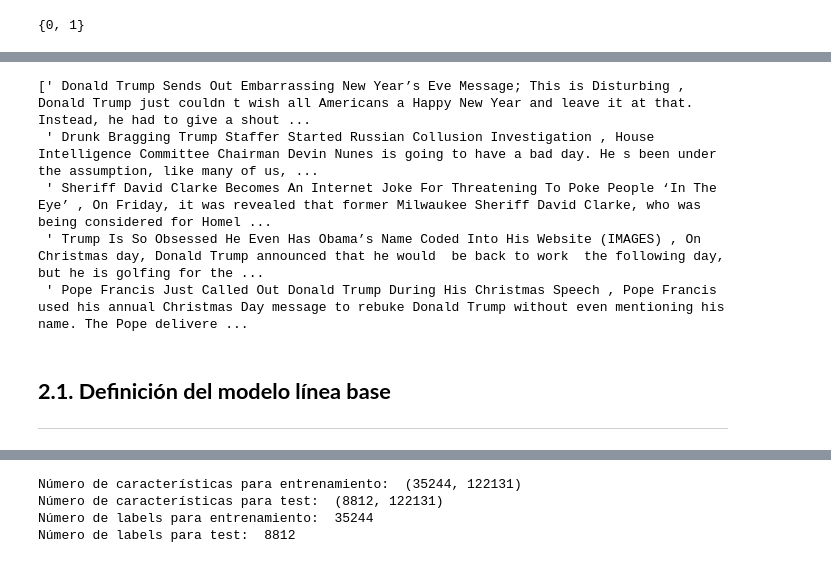
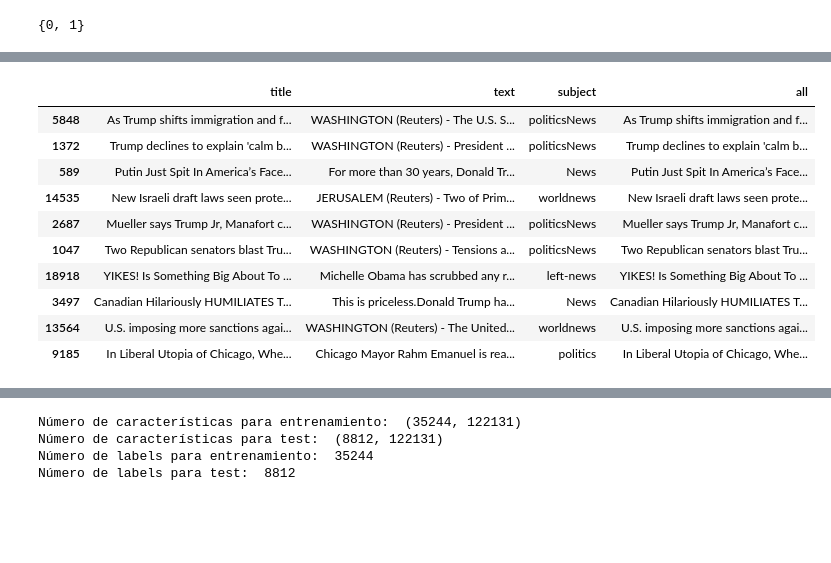
Before and after one commit to mkruiz/ProyectoUNAL, a Jupyter notebook: scripts/training/training.ipynb, the cells around one changed output, grey strips where cells are left out. Drawn from its saved outputs; the diff is of its cells as text; code cells hidden in the pictures; blank space fills up the shorter version.

```diff
--- a/scripts/training/training.ipynb
+++ b/scripts/training/training.ipynb
@@ -240 +261,16 @@ features.head()
+# %%
+# Visualización aleatoria de las características
+features.sample(10)
+# %% [output]
+|  | title | text | subject | all |
+| 5848 | As Trump shifts immigration and f... | WASHINGTON (Reuters) - The U.S. S... | politicsNews | As Trump shifts immigration and f... |
+| 1372 | Trump declines to explain 'calm b... | WASHINGTON (Reuters) - President ... | politicsNews | Trump declines to explain 'calm b... |
+| 589 | Putin Just Spit In America’s Face... | For more than 30 years, Donald Tr... | News | Putin Just Spit In America’s Face... |
+| 14535 | New Israeli draft laws seen prote... | JERUSALEM (Reuters) - Two of Prim... | worldnews | New Israeli draft laws seen prote... |
+| 2687 | Mueller says Trump Jr, Manafort c... | WASHINGTON (Reuters) - President ... | politicsNews | Mueller says Trump Jr, Manafort c... |
+| 1047 | Two Republican senators blast Tru... | WASHINGTON (Reuters) - Tensions a... | politicsNews | Two Republican senators blast Tru... |
+| 18918 | YIKES! Is Something Big About To ... | Michelle Obama has scrubbed any r... | left-news | YIKES! Is Something Big About To ... |
+| 3497 | Canadian Hilariously HUMILIATES T... | This is priceless.Donald Trump ha... | News | Canadian Hilariously HUMILIATES T... |
+| 13564 | U.S. imposing more sanctions agai... | WASHINGTON (Reuters) - The United... | worldnews | U.S. imposing more sanctions agai... |
+| 9185 | In Liberal Utopia of Chicago, Whe... | Chicago Mayor Rahm Emanuel is rea... | politics | In Liberal Utopia of Chicago, Whe... |
 # %%
@@ -242,12 +278 @@ features.head()
 feature_list = features['all'].tolist()
-# %%
-feature_list[:5]
-# %% [output]
-[' Donald Trump Sends Out Embarrassing New Year’s Eve Message; This is Disturbing , Donald Trump just couldn t wish all Americans a Happy New Year and leave it at that. Instead, he had to give a shout ...
- ' Drunk Bragging Trump Staffer Started Russian Collusion Investigation , House Intelligence Committee Chairman Devin Nunes is going to have a bad day. He s been under the assumption, like many of us, ...
- ' Sheriff David Clarke Becomes An Internet Joke For Threatening To Poke People ‘In The Eye’ , On Friday, it was revealed that former Milwaukee Sheriff David Clarke, who was being considered for Homel ...
- ' Trump Is So Obsessed He Even Has Obama’s Name Coded Into His Website (IMAGES) , On Christmas day, Donald Trump announced that he would  be back to work  the following day, but he is golfing for the ...
- ' Pope Francis Just Called Out Donald Trump During His Christmas Speech , Pope Francis used his annual Christmas Day message to rebuke Donald Trump without even mentioning his name. The Pope delivere ...
-# %% [markdown]
-## **2.1. Definición del modelo línea base**
----
```
Also changed, not shown: parts of 91 cells of this notebook, 2 other files.
